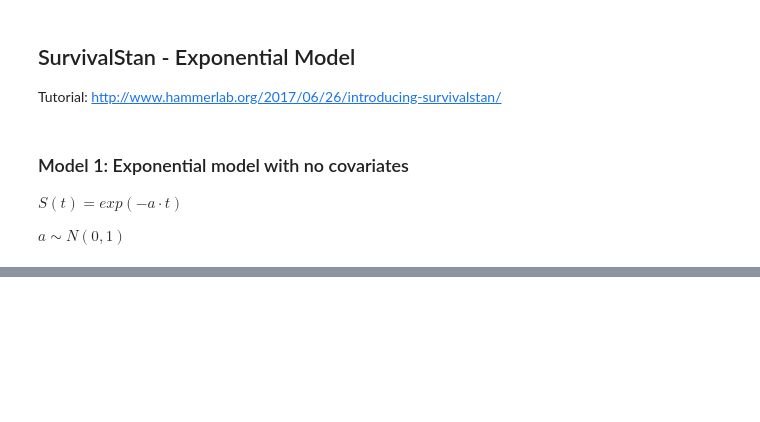
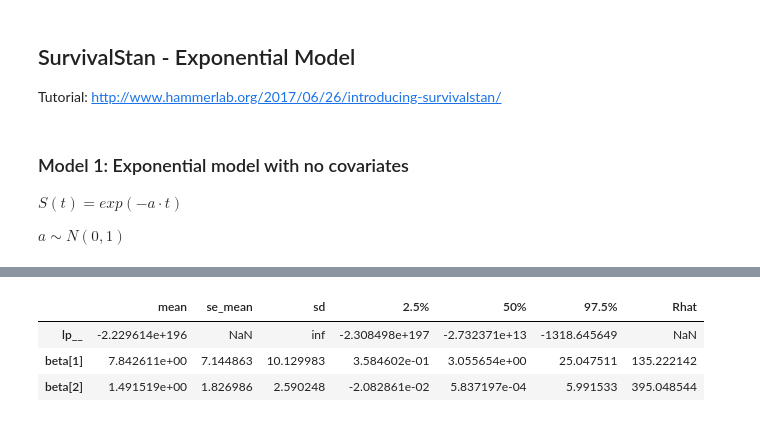
Before and after one commit to philarnold4242/test_survivalstan, a Jupyter notebook: bayesian_os_share.ipynb, the cells around one changed output, grey strips where cells are left out. Saved outputs shown, nothing was run; the diff lists cells and outputs as text; code cells hidden in the pictures; blank space fills up the shorter version.

```diff
--- a/bayesian_os_share.ipynb
+++ b/bayesian_os_share.ipynb
@@ -113,13 +157,19 @@ convergence, Rhat=1).
 # %%
 # Model org
-fit_org = survivalstan.fit_stan_survival_model(
-    df=df1,
+ctrl = dict(adapt_delta = 0.99,
+            max_treedepth = 20)
+
+fit2_org = survivalstan.fit_stan_survival_model(
+    df=df2,
     time_col='t',
     event_col='event',
     model_code=survivalstan.models.exp_survival_model,
-    formula='~ 1',
-    model_cohort = 'exp model'
-)
+    formula='~ age + sex',
+    model_cohort = 'exp model',
+    iter = 5000,
+    chains = 4,
+    warmup = 4500,
+    control = ctrl)
 # %% [output]
 WARNING:pystan:DeprecationWarning: pystan.stan was deprecated in version 2.17 and will be removed in version 3.0. Compile and use a Stan program in separate steps.
 Reusing model.
@@ -151,0 +176,7 @@ WARNING:pystan:Truncated summary with the 'fit.__repr__' method. For the full su
+# %%
+survivalstan.utils.filter_stan_summary([fit2_org], pars=['lp__','beta'])
+# %% [output]
+|  | mean | se_mean | sd | 2.5% | 50% | 97.5% | Rhat |
+| lp__ | -2.229614e+196 | NaN | inf | -2.308498e+197 | -2.732371e+13 | -1318.645649 | NaN |
+| beta[1] | 7.842611e+00 | 7.144863 | 10.129983 | 3.584602e-01 | 3.055654e+00 | 25.047511 | 135.222142 |
+| beta[2] | 1.491519e+00 | 1.826986 | 2.590248 | -2.082861e-02 | 5.837197e-04 | 5.991533 | 395.048544 |
```
Also changed, not shown: parts of 33 cells of this notebook.
